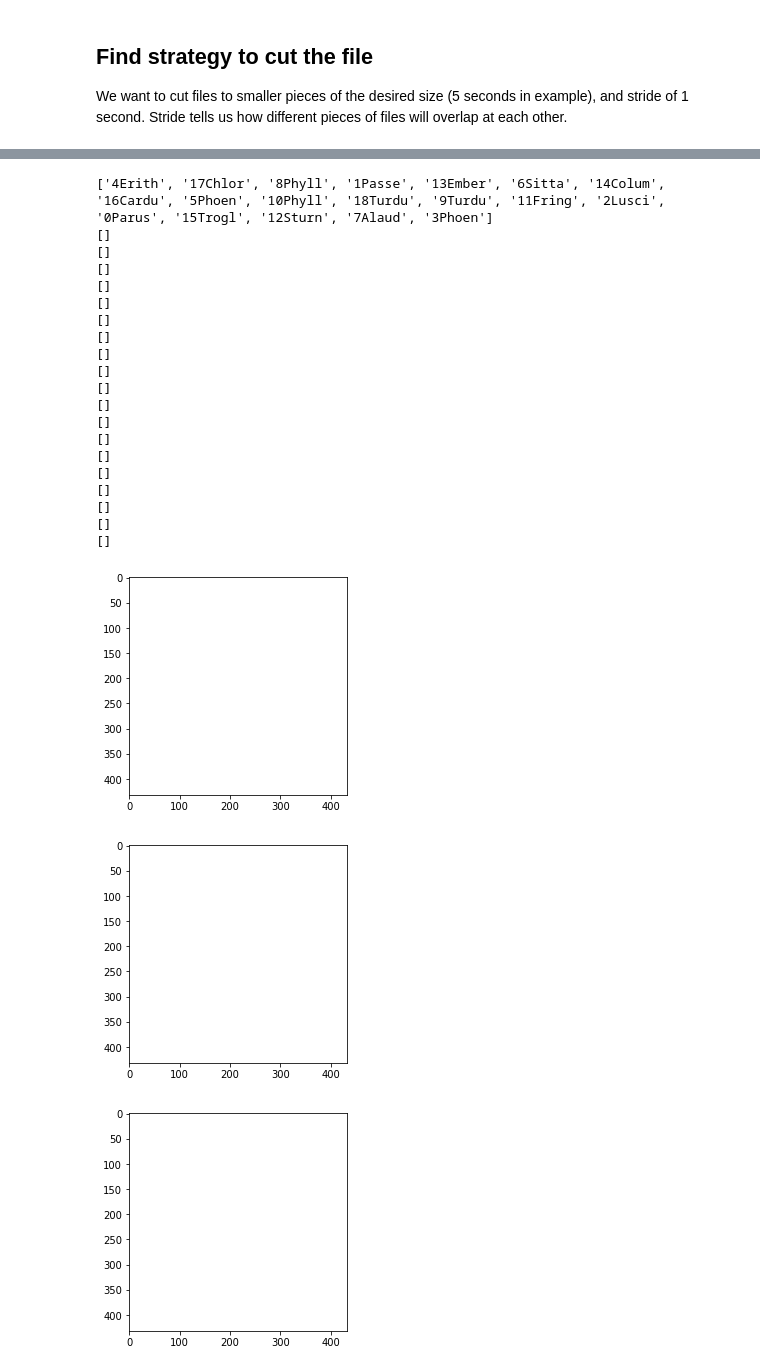
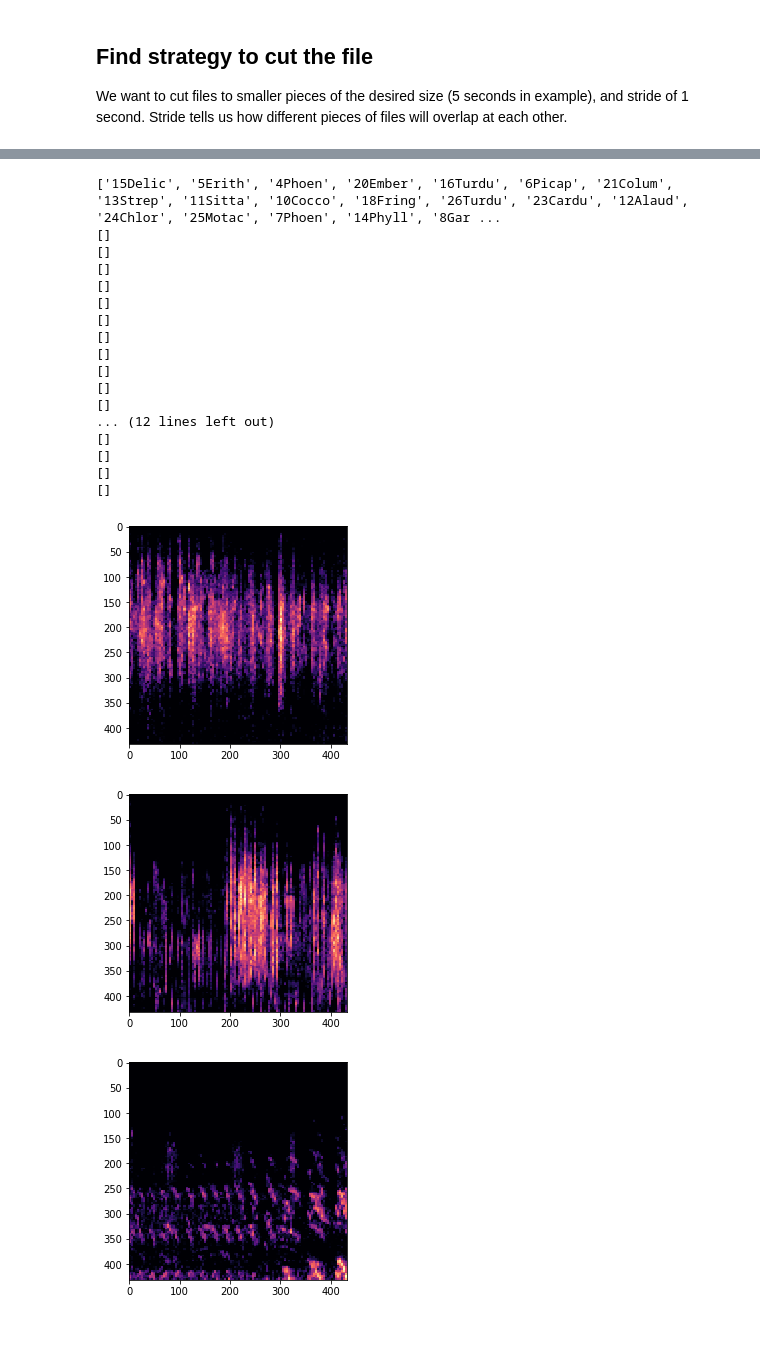
Before and after one commit to wimlds-trojmiasto/birds, a Jupyter notebook: notebooks/AM_prepareData.ipynb, the cells around one changed output, grey strips where cells are left out. Cells and saved outputs as stored; diff of their text form; code cells hidden in the pictures; blank space fills up the shorter version.

Commit message:
Update files
- Download 27 birds from all countries
- Clean code
- Add path variable to all files

```diff
--- a/notebooks/AM_prepareData.ipynb
+++ b/notebooks/AM_prepareData.ipynb
@@ -20,22 +20,24 @@ To-do list
 %matplotlib inline
 import matplotlib
 matplotlib.interactive(False)
+matplotlib.use('Agg')
 
 # find all of the files in the directory
 import os
 import gc
-
+basePath="../data/xeno-canto-dataset-full-all-Countries/"
+melsPath= "../data/mels-27class/"
 
 birds=[] # list of all birds
-for root, dirs, files in os.walk("../data/xeno-canto-dataset-full/"):
-    if root == "../data/xeno-canto-dataset-full/":
+for root, dirs, files in os.walk(basePath):
+    if root == basePath:
         birds=dirs
 birds50=[]
 flist=[] # list of all files
 blist=[] # list of files for one bird
 i50=0;
 for i, bird in enumerate(birds):
-    for root, dirs, files in os.walk("../data/xeno-canto-dataset-full/"+bird):
+    for root, dirs, files in os.walk(basePath+bird):
         for file in files:
             if file.endswith(".mp3"):
                 blist.append(os.path.join(root, file))
@@ -46,4 +48,5 @@ for i, bird in enumerate(birds):
         flist.append(blist)
     blist=[]
 print(birds50)
+print(root)
 # %% [output]
@@ -178,45 +177,42 @@ Processing  5 .  Phoenicurusochruros ...
 # Test
 import matplotlib.image as mpimg
 ilist=[]
-for root, dirs, files in os.walk("../data/mels-19class/"):
+for root, dirs, files in os.walk(melsPath):
     print(dirs)
     for file in files:
         if file.endswith(".png"):
             ilist.append(os.path.join(root, file))
 img=mpimg.imread(ilist[0])
 imgplot = plt.imshow(img)
 plt.show()
 img=mpimg.imread(ilist[100])
 imgplot = plt.imshow(img)
 plt.show()
 img=mpimg.imread(ilist[1000])
 imgplot = plt.imshow(img)
 plt.show()
 img=mpimg.imread(ilist[40000])
 imgplot = plt.imshow(img)
 plt.show()
 print("Found ",len(ilist)," files")
 # %% [output]
-['4Erith', '17Chlor', '8Phyll', '1Passe', '13Ember', '6Sitta', '14Colum', '16Cardu', '5Phoen', '10Phyll', '18Turdu', '9Turdu', '11Fring', '2Lusci', '0Parus', '15Trogl', '12Sturn', '7Alaud', '3Phoen']
+['15Delic', '5Erith', '4Phoen', '20Ember', '16Turdu', '6Picap', '21Colum', '13Strep', '11Sitta', '10Cocco', '18Fring', '26Turdu', '23Cardu', '12Alaud', '24Chlor', '25Motac', '7Phoen', '14Phyll', '8Gar ...
 []
 []
 []
 []
 []
 []
 []
 []
 []
 []
 []
+... (12 lines left out)
 []
 []
 []
 []
-[]
-[]
-[]
-[]
-[figure, old version]
+[figure, new version]
-[figure, old version]
+[figure, new version]
-[figure, old version]
+[figure, new version]
```
Also changed, not shown: parts of 6 cells of this notebook, 3 other files.
